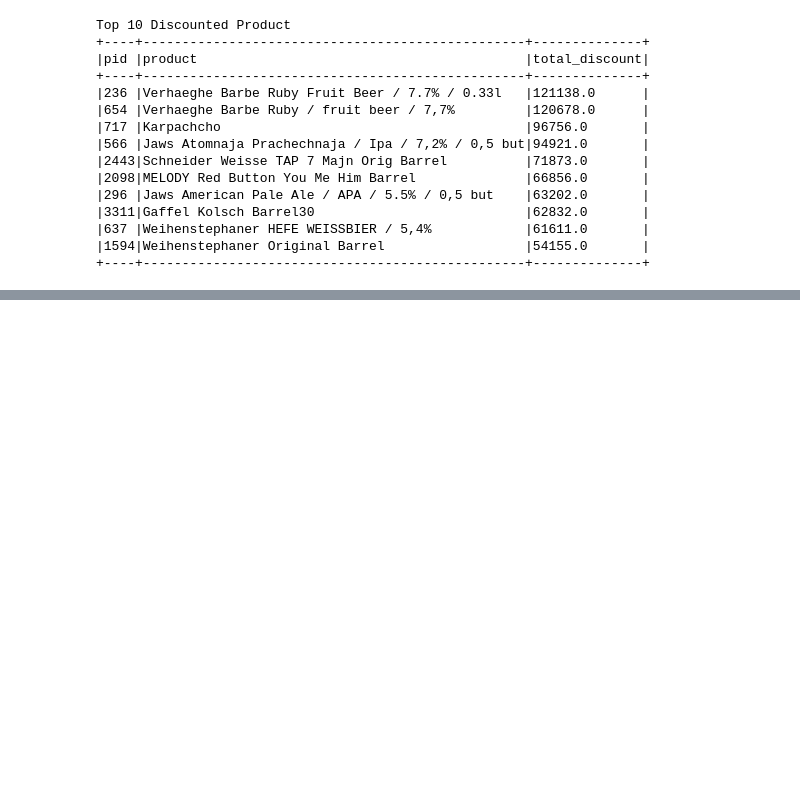
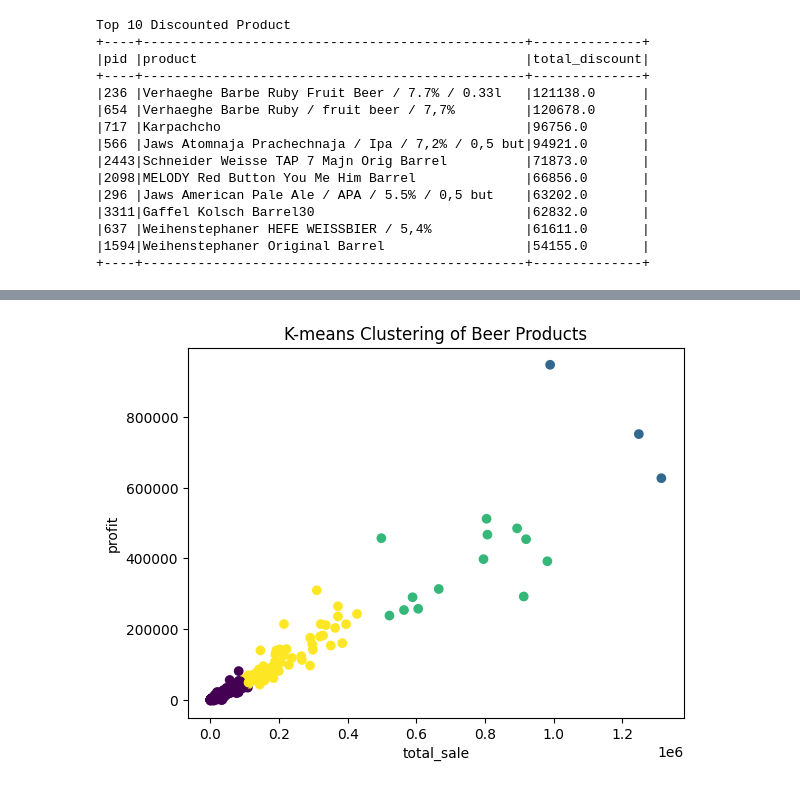
Before and after one commit to jayaspiya/Spark-Craft-Beer-Sales-EDA, a Jupyter notebook: main.ipynb, the cells around one changed output, grey strips where cells are left out. Cells and saved outputs as stored; diff of their text form; code cells hidden in the pictures; blank space fills up the shorter version.

Commit message:
Added Clustering ML

```diff
--- a/main.ipynb
+++ b/main.ipynb
@@ -657,0 +758,10 @@ Top 10 Discounted Product with Profit
+# %%
+feature_columns = ['total_sale', 'profit']
+assembler = VectorAssembler(inputCols = feature_columns, outputCol = 'features')
+transformed_data = assembler.transform(beer_data)
+# %%
+kmeans = KMeans( k=4 , seed = 42 , featuresCol = "features")
+model = kmeans.fit(transformed_data)
+# %%
+predictions = model.transform(transformed_data)
+predictions.show(5)
@@ -657,0 +779,3 @@ Top 10 Discounted Product with Profit
+# %%
+predictions_pd = predictions.select("prediction", "total_sale", "profit").toPandas()
+predictions_pd
@@ -657,0 +796,9 @@ Top 10 Discounted Product with Profit
+# %%
+plt.scatter(predictions_pd["total_sale"],predictions_pd["profit"],
+           c = predictions_pd["prediction"], cmap = 'viridis' )
+plt.xlabel("total_sale")
+plt.ylabel("profit")
+plt.title("K-means Clustering of Beer Products")
+plt.show()
+# %% [output]
+[figure, added]
```
Also changed, not shown: parts of 53 cells of this notebook.
